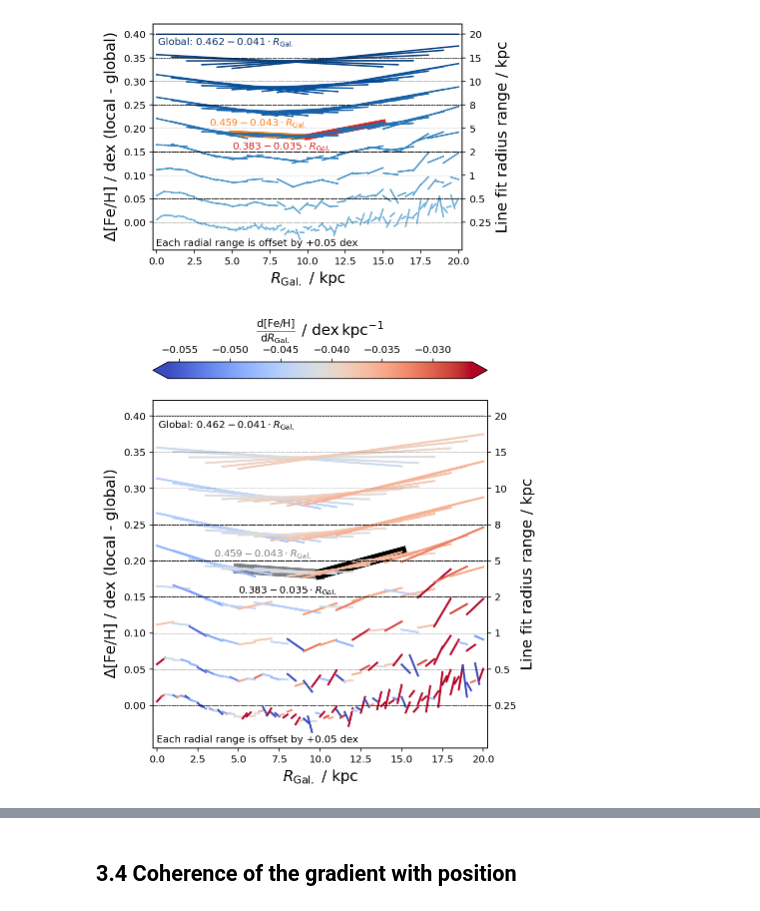
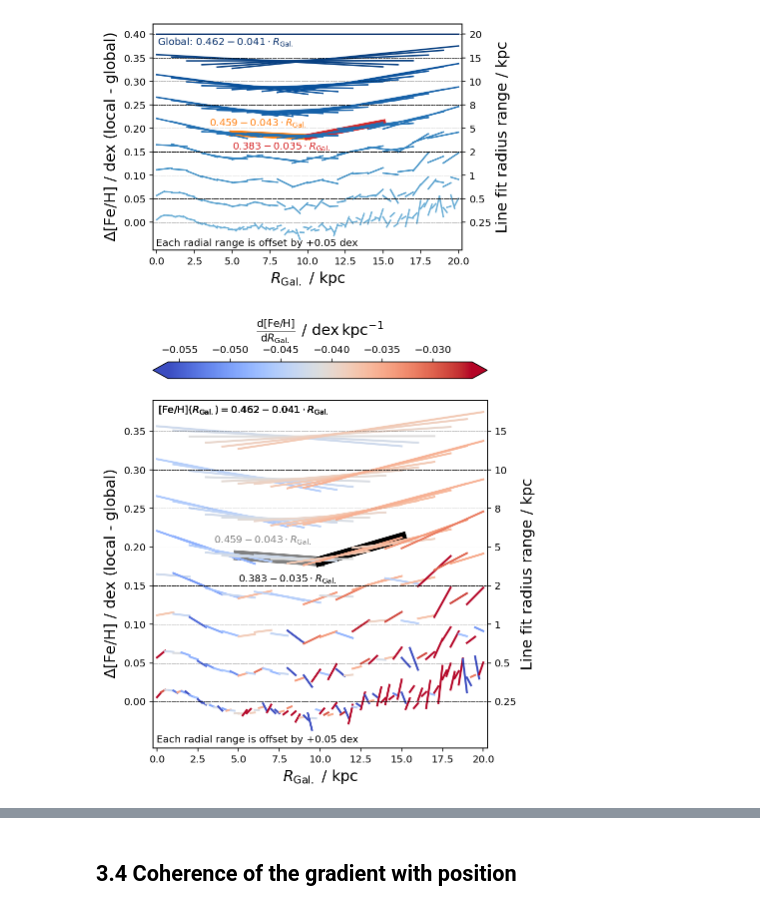
Before and after one commit to svenbuder/nihao_radial_metallicity_gradients, a Jupyter notebook: nihao_radial_metallicity_gradients.ipynb, the cells around one changed output, grey strips where cells are left out. Cells and saved outputs as stored; diff of their text form; code cells hidden in the pictures.

```diff
--- a/nihao_radial_metallicity_gradients.ipynb
+++ b/nihao_radial_metallicity_gradients.ipynb
@@ -543,7 +578,7 @@ plt.close()
 # %%
 f, ax = plt.subplots(figsize=(6,8))
 
-radial_ranges = [0.25, 0.5, 1, 2, 5, 8, 10, 15, 20]
+radial_ranges = [0.25, 0.5, 1, 2, 5, 8, 10, 15]
 radial_range_ticks = np.arange(len(radial_ranges)) * 0.05
 
 norm = Normalize(vmin=model_global.coef_[0] - 0.015, vmax=model_global.coef_[0] + 0.015)
@@ -599,34 +634,35 @@ for radial_index, radial_range in enumerate(radial_ranges):
         ax.plot(
             R_plot,
             Fe_H_plot + radial_range_ticks[radial_index],
             color=cmap(norm(radial_model.coef_[0])),
             zorder = 2, lw=2
         )
 
-        if radial_range == 20:
-            ax.text(0.05, radial_range_ticks[radial_index]-0.005,r'Global: $'+"{:.3f}".format(model_global.intercept_)+"{:.3f}".format(model_global.coef_[0])+r'\cdot R_\mathrm{Gal.}$', va='top')
-            np.savetxt('tex_text/linear_gradient_global.tex',[r'$\mathrm{[Fe/H]}(R_\mathrm{Gal.}) = '+"{:.3f}".format(radial_model.intercept_)+"{:.3f}".format(radial_model.coef_[0])+r'\cdot R_\mathrm{Gal.}$%'],fmt='%s')
+        if radial_range == 15:
+            ax.text(0.05, radial_range_ticks[radial_index]+0.02,r'$\mathrm{[Fe/H]}(R_\mathrm{Gal.}) = '+"{:.3f}".format(model_global.intercept_)+"{:.3f}".format(model_global.coef_[0])+r'\cdot R_\mathrm{Gal.}$', va='bottom')
+            np.savetxt('tex_text/linear_gradient_global.tex',[r'$\mathrm{[Fe/H]}(R_\mathrm{Gal.}) = '+"{:.3f}".format(model_global.intercept_)+"{:.3f}".format(model_global.coef_[0])+r'\cdot R_\mathrm{Gal.}$%'],fmt='%s')
 
         ax.axhline(radial_range_ticks[radial_index], lw=0.5, c='k', ls='dashed')
 
+ax.set_ylim(-0.06,0.39)
 ax.set_yticks(radial_range_ticks)
 ax.set_ylabel('$\Delta \mathrm{[Fe/H]}$ / dex (local - global)')
 ax.text(0.01,0.01,'Each radial range is offset by +0.05 dex',transform=ax.transAxes,ha='left',va='bottom',fontsize=10)
 ax.set_xlabel(r'$R_\mathrm{Gal.}~/~\mathrm{kpc}$')
 
 ax2 = ax.twinx()
 ax2.set_yticks(radial_range_ticks)
 ax2.set_yticklabels(radial_ranges)
 ax2.set_ylim(ax.get_ylim())
 ax2.set_ylabel('Line fit radius range / kpc')
 
 sm = plt.cm.ScalarMappable(cmap=cmap, norm=norm)
 cbar = plt.colorbar(sm, ax=ax, orientation='horizontal', location='top', extend='both')
 cbar.set_label(label=r'$\frac{\mathrm{d[Fe/H]}}{\mathrm{d}R_\mathrm{Gal.}}~/~\mathrm{dex\,kpc^{-1}}$',labelpad=10)
 ax.set_xlim(-0.25,20.25)
 
 plt.savefig('figures/radial_range_impact.png',dpi=300,bbox_inches='tight')
 plt.show()
 plt.close()
 # %% [output]
-[figure, old version]
+[figure, new version]
```
Also changed, not shown: parts of 4 cells of this notebook, 5 other files.
